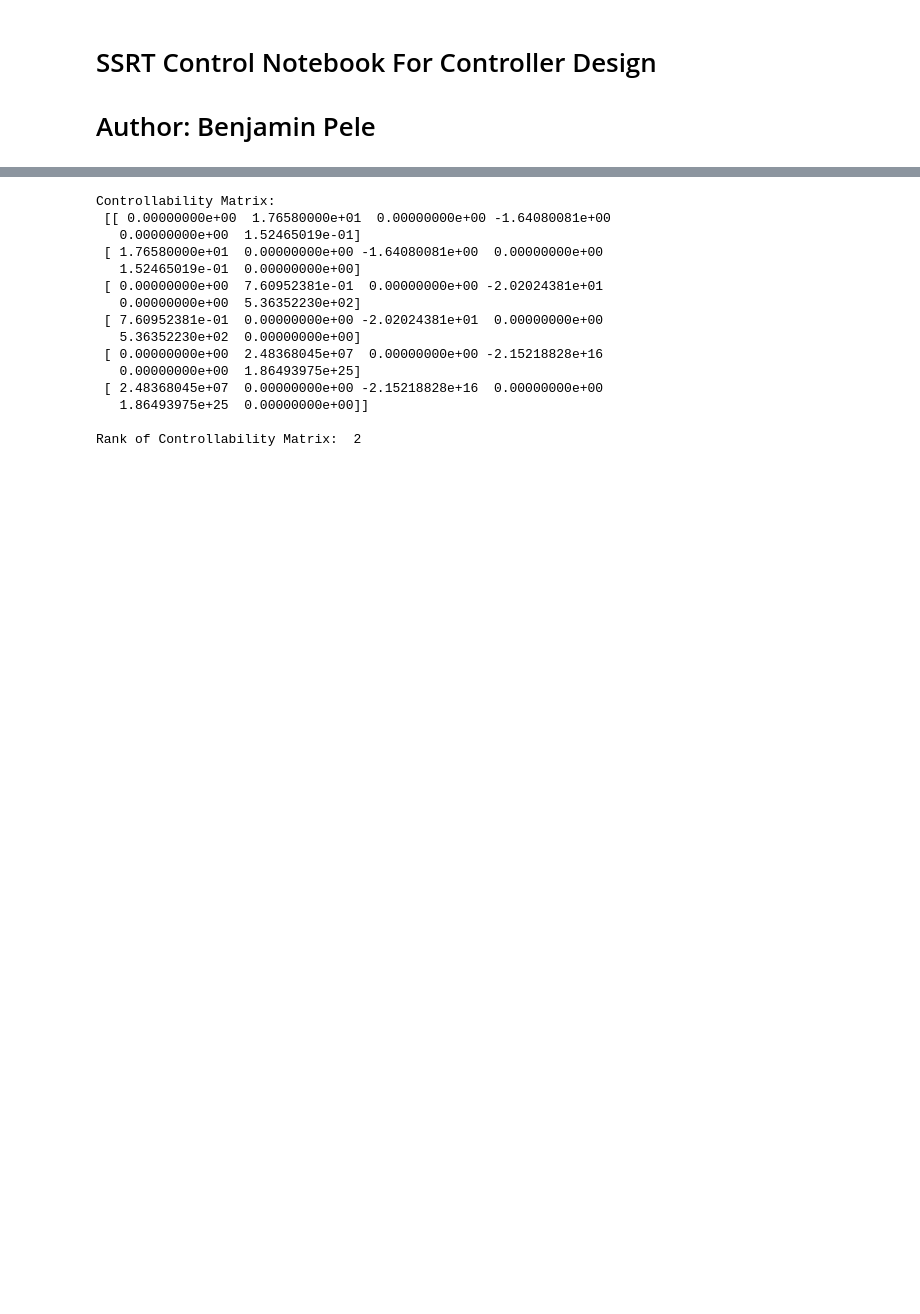
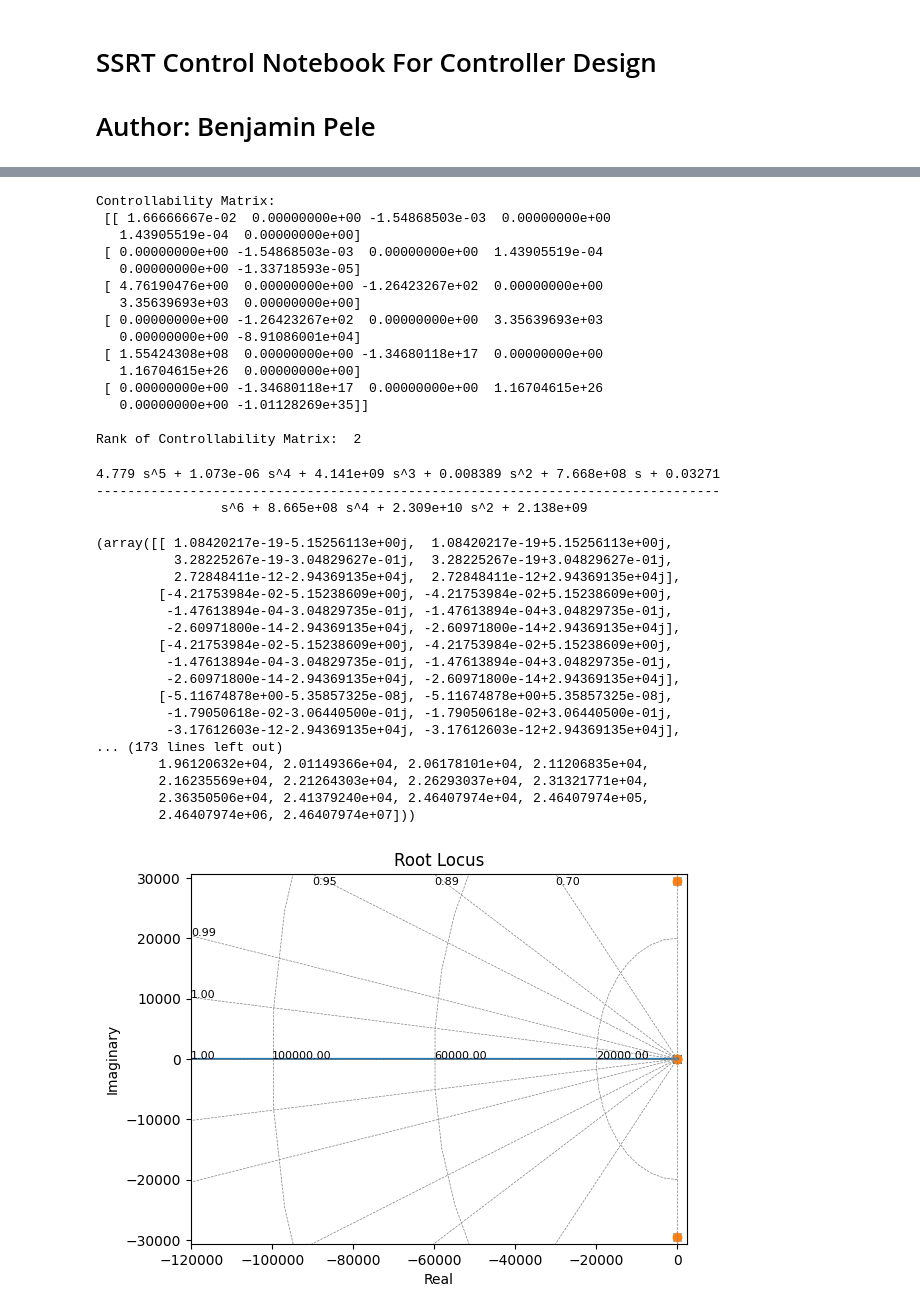
Before and after one commit to ucalgary-rover/Controls, a Jupyter notebook: SSRT_Control_Analysis.ipynb, the cells around one changed output, grey strips where cells are left out. Cells and saved outputs as stored; diff of their text form; code cells hidden in the pictures; blank space fills up the shorter version.

```diff
--- a/SSRT_Control_Analysis.ipynb
+++ b/SSRT_Control_Analysis.ipynb
@@ -30,9 +31,10 @@ A = np.array([[0, 1, 0, 0, 0, 0],
               [0, 0, 0, 0, 0, 1],
               [0, 0, 0, 0, -k/ja, 0]])
 
-B = np.array([0, (fv + mu*fn)/m, 0, tr/jw, 0, ta/ja])
+#B = np.array([0, (fv + mu*fn)/m, 0, tr/jw, 0, ta/ja])
+B = np.array([[1/m], [0], [1/jw], [0], [1/ja], [0]])
 
-C = np.array([0, 0, 1, 0, 0, 0]) #measuring turn of the motor
+C = np.array([1, 0, 1, 0, 0, 0]) #measuring turn of the motor
 
 D = 0
 
@@ -67,17 +69,46 @@ print('Controllability Matrix:\n', controllability)
 print('\nRank of Controllability Matrix: ', np.linalg.matrix_rank(controllability))
 # %% [output]
 Controllability Matrix:
- [[ 0.00000000e+00  1.76580000e+01  0.00000000e+00 -1.64080081e+00
-   0.00000000e+00  1.52465019e-01]
- [ 1.76580000e+01  0.00000000e+00 -1.64080081e+00  0.00000000e+00
-   1.52465019e-01  0.00000000e+00]
- [ 0.00000000e+00  7.60952381e-01  0.00000000e+00 -2.02024381e+01
-   0.00000000e+00  5.36352230e+02]
- [ 7.60952381e-01  0.00000000e+00 -2.02024381e+01  0.00000000e+00
-   5.36352230e+02  0.00000000e+00]
- [ 0.00000000e+00  2.48368045e+07  0.00000000e+00 -2.15218828e+16
-   0.00000000e+00  1.86493975e+25]
- [ 2.48368045e+07  0.00000000e+00 -2.15218828e+16  0.00000000e+00
-   1.86493975e+25  0.00000000e+00]]
+ [[ 1.66666667e-02  0.00000000e+00 -1.54868503e-03  0.00000000e+00
+   1.43905519e-04  0.00000000e+00]
+ [ 0.00000000e+00 -1.54868503e-03  0.00000000e+00  1.43905519e-04
+   0.00000000e+00 -1.33718593e-05]
+ [ 4.76190476e+00  0.00000000e+00 -1.26423267e+02  0.00000000e+00
+   3.35639693e+03  0.00000000e+00]
+ [ 0.00000000e+00 -1.26423267e+02  0.00000000e+00  3.35639693e+03
+   0.00000000e+00 -8.91086001e+04]
+ [ 1.55424308e+08  0.00000000e+00 -1.34680118e+17  0.00000000e+00
+   1.16704615e+26  0.00000000e+00]
+ [ 0.00000000e+00 -1.34680118e+17  0.00000000e+00  1.16704615e+26
+   0.00000000e+00 -1.01128269e+35]]
 
 Rank of Controllability Matrix:  2
+# %%
+# to transfer function
+P_tf = ct.ss2tf(P)
+print(P_tf)
+# %% [output]
+4.779 s^5 + 1.073e-06 s^4 + 4.141e+09 s^3 + 0.008389 s^2 + 7.668e+08 s + 0.03271
+--------------------------------------------------------------------------------
+                s^6 + 8.665e+08 s^4 + 2.309e+10 s^2 + 2.138e+09
+# %%
+ct.root_locus(P_tf)
+# %% [output]
+(array([[ 1.08420217e-19-5.15256113e+00j,  1.08420217e-19+5.15256113e+00j,
+          3.28225267e-19-3.04829627e-01j,  3.28225267e-19+3.04829627e-01j,
+          2.72848411e-12-2.94369135e+04j,  2.72848411e-12+2.94369135e+04j],
+        [-4.21753984e-02-5.15238609e+00j, -4.21753984e-02+5.15238609e+00j,
+         -1.47613894e-04-3.04829735e-01j, -1.47613894e-04+3.04829735e-01j,
+         -2.60971800e-14-2.94369135e+04j, -2.60971800e-14+2.94369135e+04j],
+        [-4.21753984e-02-5.15238609e+00j, -4.21753984e-02+5.15238609e+00j,
+         -1.47613894e-04-3.04829735e-01j, -1.47613894e-04+3.04829735e-01j,
+         -2.60971800e-14-2.94369135e+04j, -2.60971800e-14+2.94369135e+04j],
+        [-5.11674878e+00-5.35857325e-08j, -5.11674878e+00+5.35857325e-08j,
+         -1.79050618e-02-3.06440500e-01j, -1.79050618e-02+3.06440500e-01j,
+         -3.17612603e-12-2.94369135e+04j, -3.17612603e-12+2.94369135e+04j],
+... (173 lines left out)
+        1.96120632e+04, 2.01149366e+04, 2.06178101e+04, 2.11206835e+04,
+        2.16235569e+04, 2.21264303e+04, 2.26293037e+04, 2.31321771e+04,
+        2.36350506e+04, 2.41379240e+04, 2.46407974e+04, 2.46407974e+05,
+        2.46407974e+06, 2.46407974e+07]))
+[figure, added]
```
Also changed, not shown: parts of 12 cells of this notebook.
